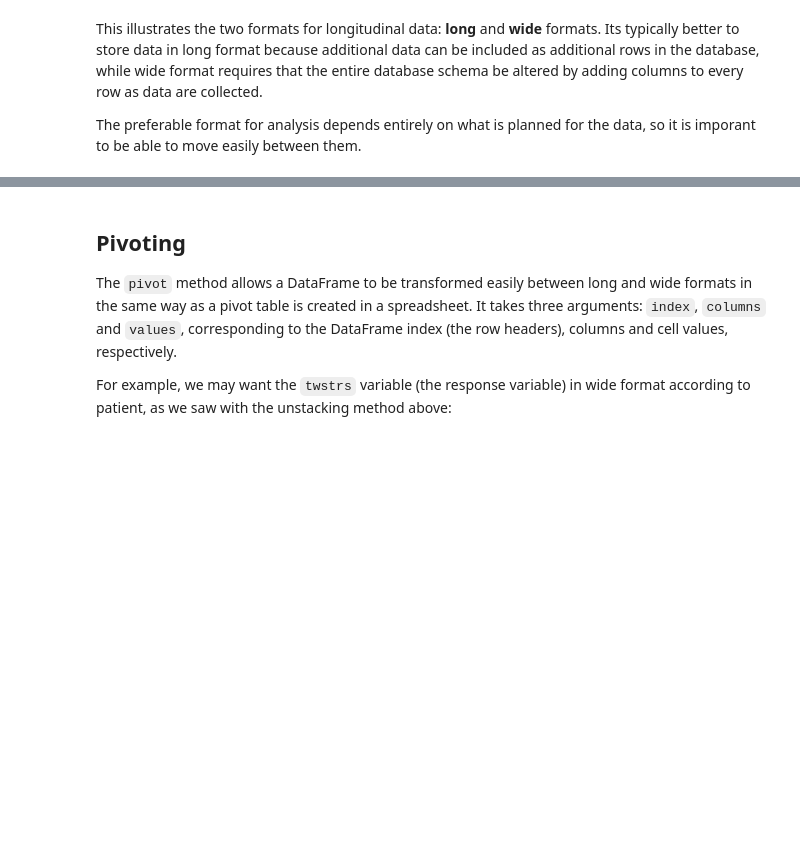
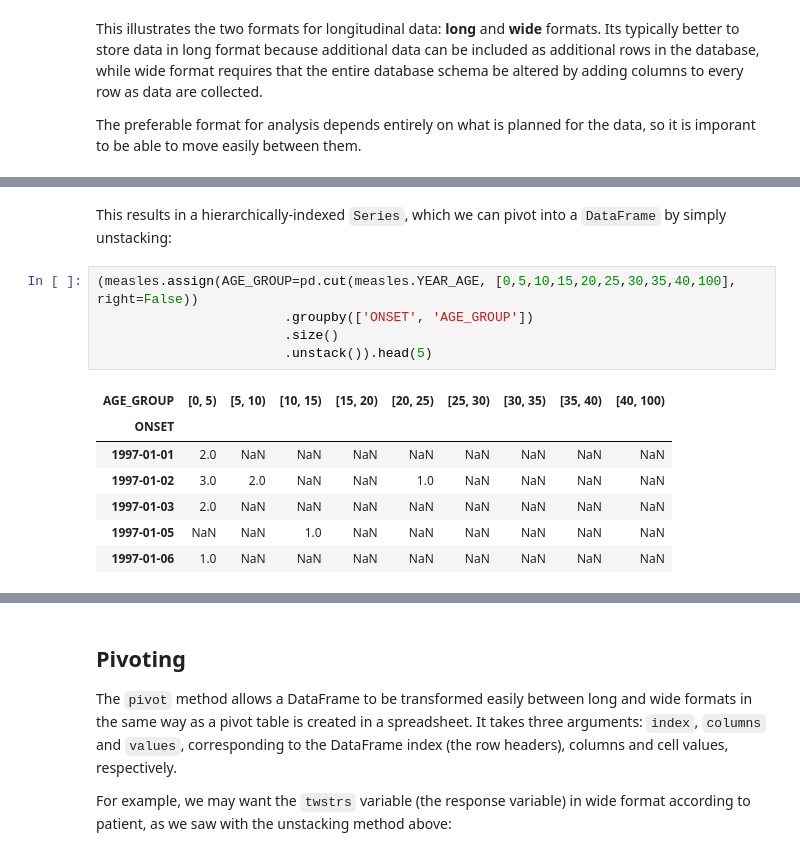
Before and after one commit to fonnesbeck/ngcm_pandas_2016, a Jupyter notebook: notebooks/1.4 - Pandas Best Practices.ipynb, the cells around one changed output, grey strips where cells are left out. Drawn from its saved outputs; the diff is of its cells as text; blank space fills up the shorter version.

```diff
--- a/notebooks/1.4 - Pandas Best Practices.ipynb
+++ b/notebooks/1.4 - Pandas Best Practices.ipynb
@@ -144,0 +209,15 @@ The preferable format for analysis depends entirely on what is planned for the d
+# %% [markdown]
+This results in a hierarchically-indexed `Series`, which we can pivot into a `DataFrame` by simply unstacking:
+# %%
+(measles.assign(AGE_GROUP=pd.cut(measles.YEAR_AGE, [0,5,10,15,20,25,30,35,40,100], right=False))
+                        .groupby(['ONSET', 'AGE_GROUP'])
+                        .size()
+                        .unstack()).head(5)
+# %% [output]
+| AGE_GROUP | [0, 5) | [5, 10) | [10, 15) | [15, 20) | [20, 25) | [25, 30) | [30, 35) | [35, 40) | [40, 100) |
+| ONSET |  |  |  |  |  |  |  |  |  |
+| 1997-01-01 | 2.0 | NaN | NaN | NaN | NaN | NaN | NaN | NaN | NaN |
+| 1997-01-02 | 3.0 | 2.0 | NaN | NaN | 1.0 | NaN | NaN | NaN | NaN |
+| 1997-01-03 | 2.0 | NaN | NaN | NaN | NaN | NaN | NaN | NaN | NaN |
+| 1997-01-05 | NaN | NaN | 1.0 | NaN | NaN | NaN | NaN | NaN | NaN |
+| 1997-01-06 | 1.0 | NaN | NaN | NaN | NaN | NaN | NaN | NaN | NaN |
```
Also changed, not shown: parts of 19 cells of this notebook, 3 other files.
